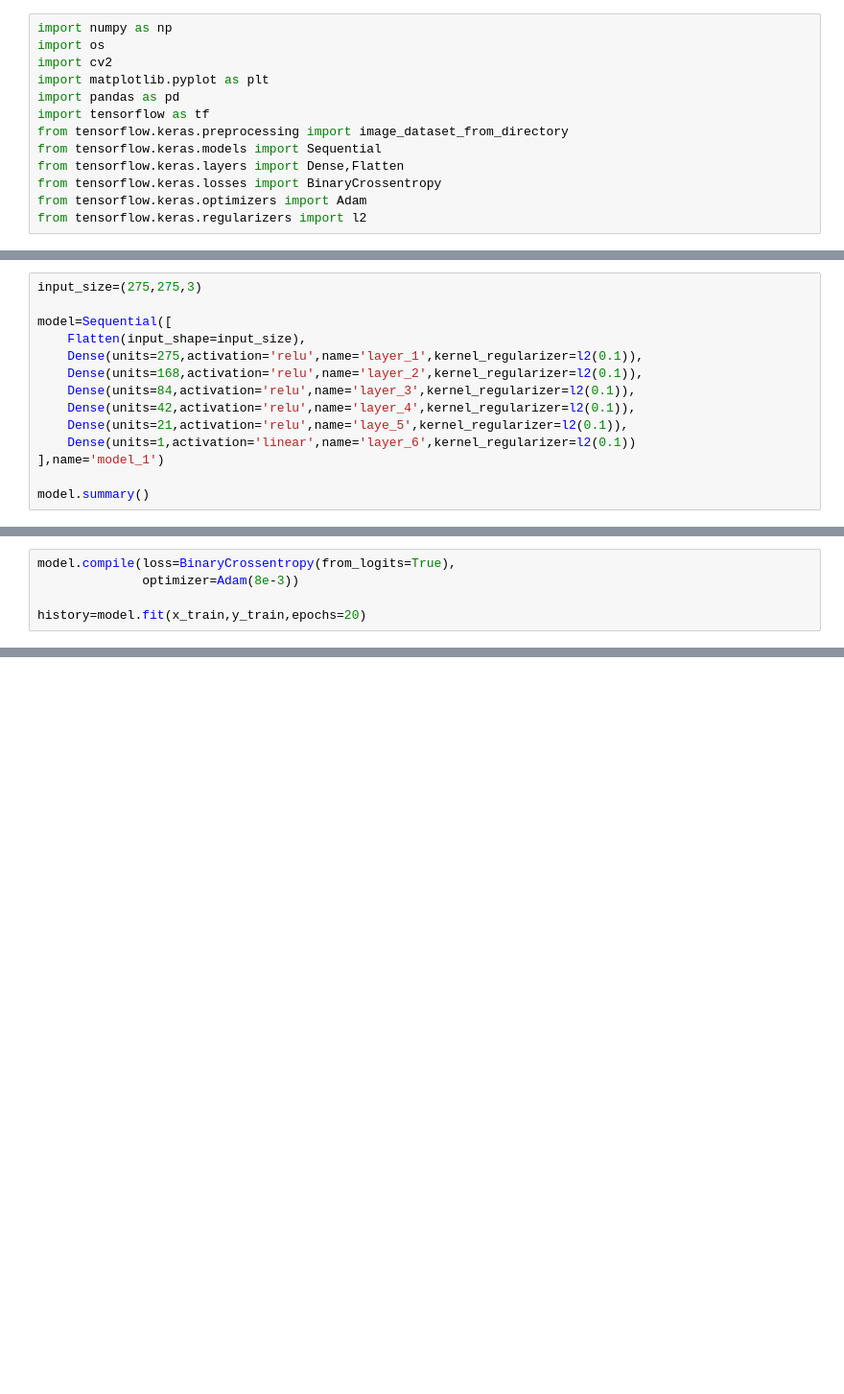
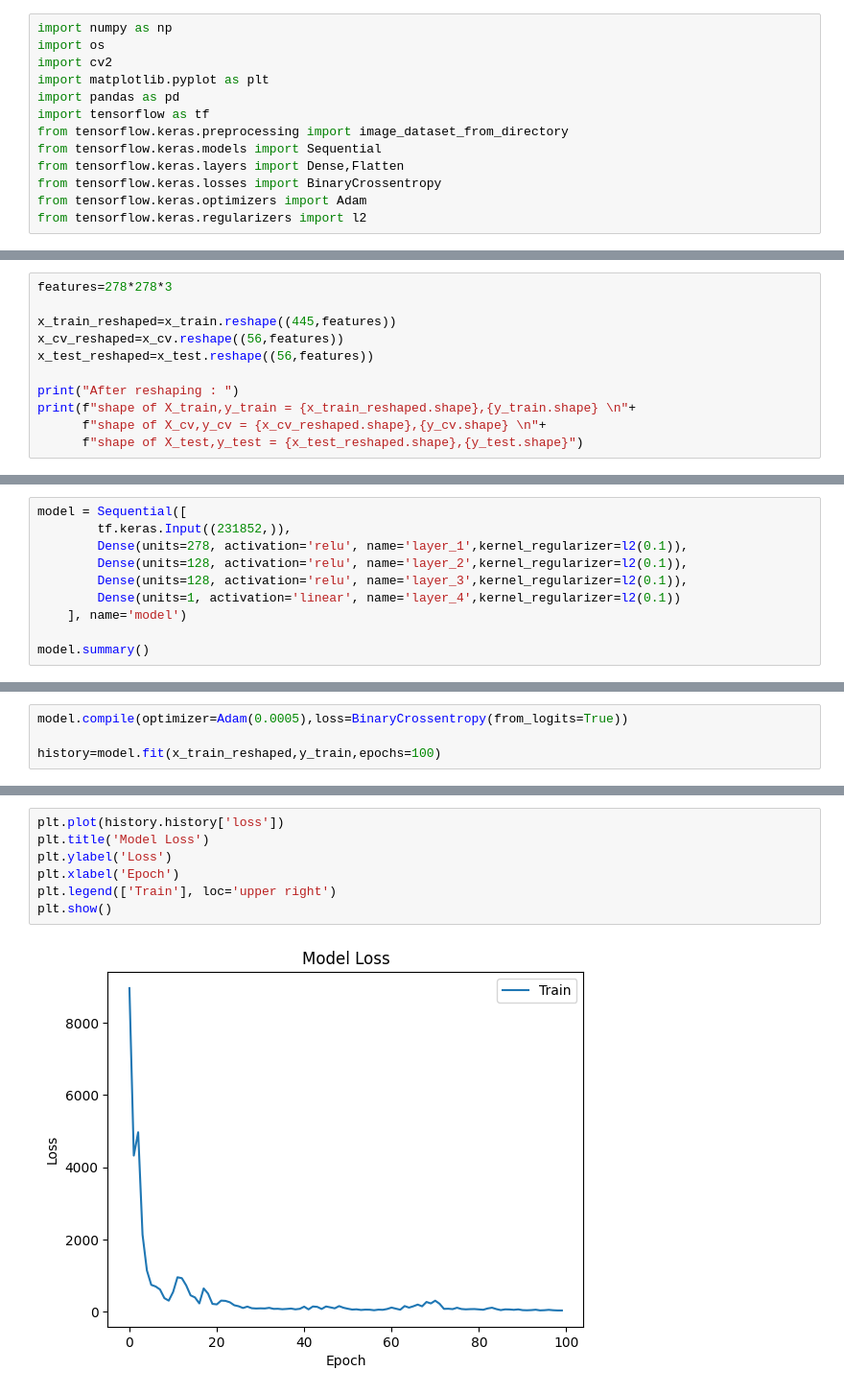
Before and after one commit to Adithyan-mp/Cat_vs_Dog, a Jupyter notebook: prog.ipynb, the cells around one changed output, grey strips where cells are left out. Shown at 96% size. Cells and saved outputs as stored; diff of their text form; blank space fills up the shorter version.

```diff
--- a/prog.ipynb
+++ b/prog.ipynb
@@ -111,0 +40,11 @@ Unique classes in Test Set: [0 1]
+# %%
+features=278*278*3
+
+x_train_reshaped=x_train.reshape((445,features))
+x_cv_reshaped=x_cv.reshape((56,features))
+x_test_reshaped=x_test.reshape((56,features))
+
+print("After reshaping : ")
+print(f"shape of X_train,y_train = {x_train_reshaped.shape},{y_train.shape} \n"+
+      f"shape of X_cv,y_cv = {x_cv_reshaped.shape},{y_cv.shape} \n"+
+      f"shape of X_test,y_test = {x_test_reshaped.shape},{y_test.shape}")
@@ -112,15 +68,11 @@ Unique classes in Test Set: [0 1]
 # %%
-input_size=(275,275,3)
-
-model=Sequential([
-    Flatten(input_shape=input_size),
-    Dense(units=275,activation='relu',name='layer_1',kernel_regularizer=l2(0.1)),
-    Dense(units=168,activation='relu',name='layer_2',kernel_regularizer=l2(0.1)),
-    Dense(units=84,activation='relu',name='layer_3',kernel_regularizer=l2(0.1)),
-    Dense(units=42,activation='relu',name='layer_4',kernel_regularizer=l2(0.1)),
-    Dense(units=21,activation='relu',name='laye_5',kernel_regularizer=l2(0.1)),
-    Dense(units=1,activation='linear',name='layer_6',kernel_regularizer=l2(0.1))
-],name='model_1')
+model = Sequential([
+        tf.keras.Input((231852,)),
+        Dense(units=278, activation='relu', name='layer_1',kernel_regularizer=l2(0.1)),
+        Dense(units=128, activation='relu', name='layer_2',kernel_regularizer=l2(0.1)),
+        Dense(units=128, activation='relu', name='layer_3',kernel_regularizer=l2(0.1)),
+        Dense(units=1, activation='linear', name='layer_4',kernel_regularizer=l2(0.1))
+    ], name='model')
 
 model.summary()
 # %% [output]
@@ -147,7 +93,6 @@ Model: "model_1"
  Non-trainable params: 0 (0.00 B)
 # %%
-model.compile(loss=BinaryCrossentropy(from_logits=True),
-              optimizer=Adam(8e-3))
+model.compile(optimizer=Adam(0.0005),loss=BinaryCrossentropy(from_logits=True))
 
-history=model.fit(x_train,y_train,epochs=20)
+history=model.fit(x_train_reshaped,y_train,epochs=100)
 # %% [output]
@@ -227,0 +116,9 @@ Dog
+# %%
+plt.plot(history.history['loss'])
+plt.title('Model Loss')
+plt.ylabel('Loss')
+plt.xlabel('Epoch')
+plt.legend(['Train'], loc='upper right')
+plt.show()
+# %% [output]
+[figure, added]
```
Also changed, not shown: parts of 18 cells of this notebook, 1 other file.
